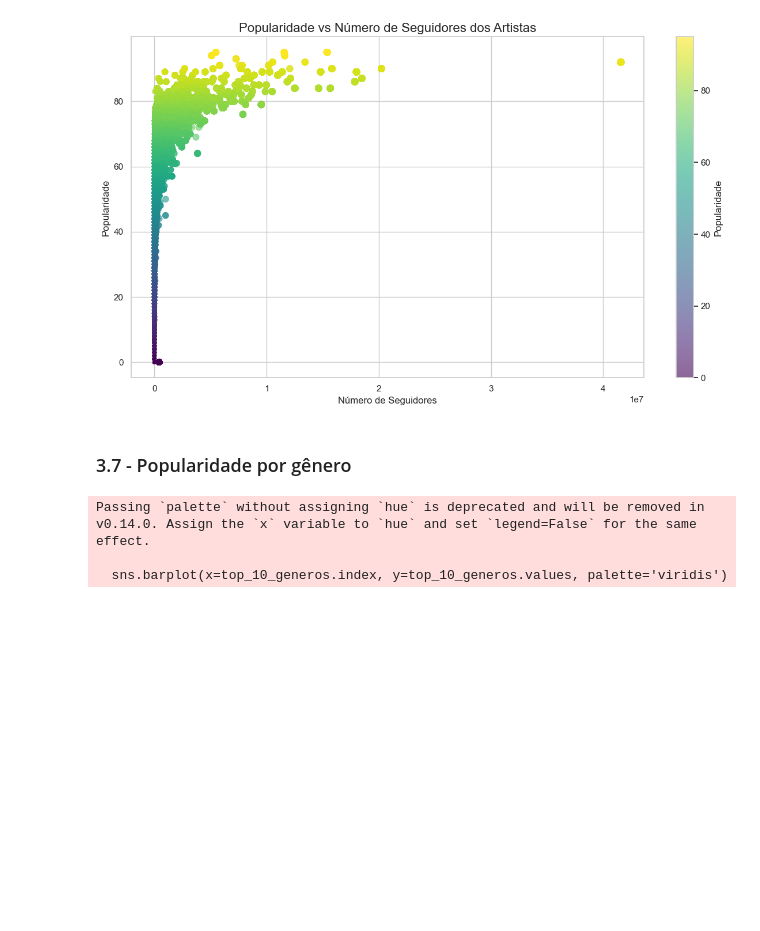
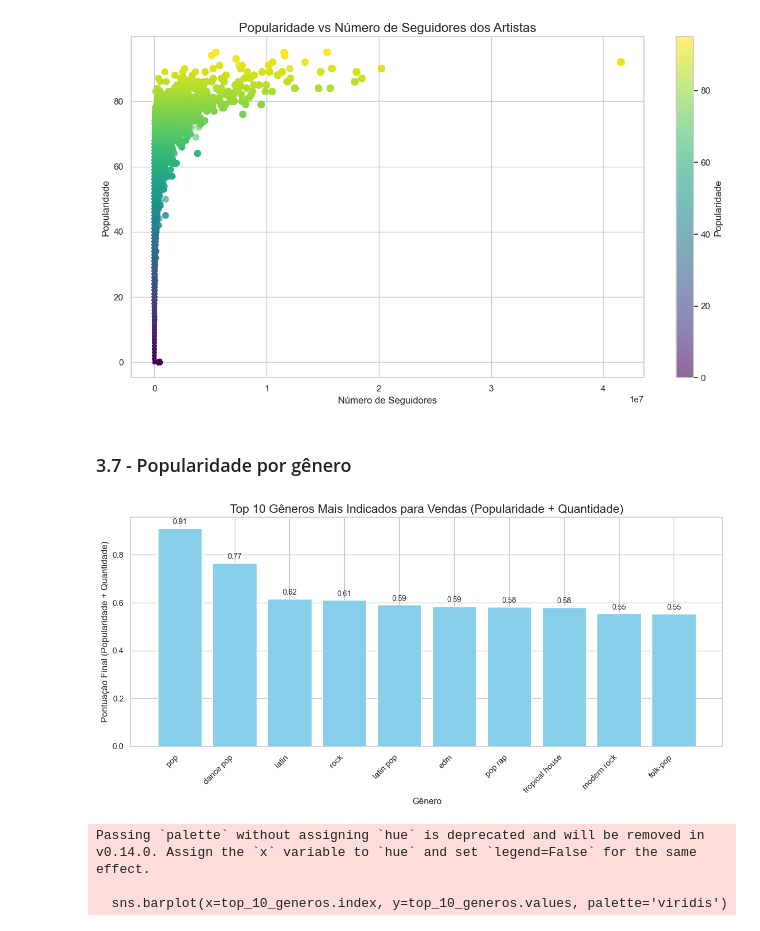
Before and after one commit to pedropalugan/mel-records2, a Jupyter notebook: notebook.ipynb, the cells around one changed output. Cells and saved outputs as stored; diff of their text form; code cells hidden in the pictures; blank space fills up the shorter version.

Commit message:
grafico generos

```diff
--- a/notebook.ipynb
+++ b/notebook.ipynb
@@ -132,7 +132,7 @@ db_final['genres'] = db_final.groupby('name')['genres'].transform(lambda x: x.fi
 
 db_final['genres'] = db_final.groupby('artist_id')['genres'].transform(lambda x: x.fillna(method='ffill').fillna(method='bfill'))
 
-db_final['genres'] = db_final.groupby('release_date')['genres'].transform(lambda x: x.fillna(method='ffill').fillna(method='bfill'))
+db_final['genres'] = db_final.groupby('playlist')['genres'].transform(lambda x: x.fillna(method='ffill').fillna(method='bfill'))
 # %%
 print(db_final['genres'].isna().sum())
 # %% [output]
@@ -268,6 +268,67 @@ plt.show()
 [figure]
 # %% [markdown]
 ### 3.7 - Popularidade por gênero
+# %%
+from ast import literal_eval
+import pandas as pd
+import plotly.express as px
+from sklearn.preprocessing import MinMaxScaler
+
+# Garante que a coluna genres seja lista
+db_final['genres'] = db_final['genres'].apply(lambda x: literal_eval(x) if isinstance(x, str) else x)
+
+# Dicionários para somar popularidade e contar quantas vezes o gênero aparece
+genero_popularidade_total = {}
+genero_contagem = {}
+
+for _, row in db_final.iterrows():
+    generos = row['genres']
+    peso = row['popularity']
+
+    if not isinstance(generos, list) or pd.isna(peso):
+        continue
+
+    for genero in generos:
+        genero_popularidade_total[genero] = genero_popularidade_total.get(genero, 0) + peso
+        genero_contagem[genero] = genero_contagem.get(genero, 0) + 1
+
+# Calcula a média de popularidade por gênero
+genero_media = {g: genero_popularidade_total[g] / genero_contagem[g] for g in genero_popularidade_total}
+
+# Cria DataFrame com os dados
+df_generos = pd.DataFrame({
+    'Gênero': list(genero_media.keys()),
+    'Popularidade Média': list(genero_media.values()),
+    'Quantidade': [genero_contagem[g] for g in genero_media.keys()]
+})
+
+# Normaliza as duas métricas (entre 0 e 1)
+scaler = MinMaxScaler()
+df_generos[['pop_norm', 'qtd_norm']] = scaler.fit_transform(df_generos[['Popularidade Média', 'Quantidade']])
+
+# Cria uma pontuação final combinando popularidade e quantidade (peso igual)
+df_generos['pontuacao_final'] = (df_generos['pop_norm'] + df_generos['qtd_norm']) / 2
+
+# Seleciona os 10 gêneros com maior pontuação final
+df_top10 = df_generos.sort_values(by='pontuacao_final', ascending=False).head(10)
+
+# Cria o gráfico de barras
+plt.figure(figsize=(12, 6))
+bars = plt.bar(df_top10['Gênero'], df_top10['pontuacao_final'], color='skyblue')
+
+# Adiciona valores em cima de cada barra
+for bar in bars:
+    yval = bar.get_height()
+    plt.text(bar.get_x() + bar.get_width()/2, yval + 0.01, f'{yval:.2f}', ha='center', va='bottom', fontsize=10)
+
+plt.title('Top 10 Gêneros Mais Indicados para Vendas (Popularidade + Quantidade)', fontsize=16)
+plt.xlabel('Gênero', fontsize=12)
+plt.ylabel('Pontuação Final (Popularidade + Quantidade)', fontsize=12)
+plt.xticks(rotation=45, ha='right')
+plt.tight_layout()
+plt.show()
+# %% [output]
+[figure, added]
 # %%
 import seaborn as sns
 db_final['genres'] = db_final['genres'].apply(lambda x: literal_eval(x) if isinstance(x, str) else x)
```
Also changed, not shown: parts of 1 cell of this notebook.
